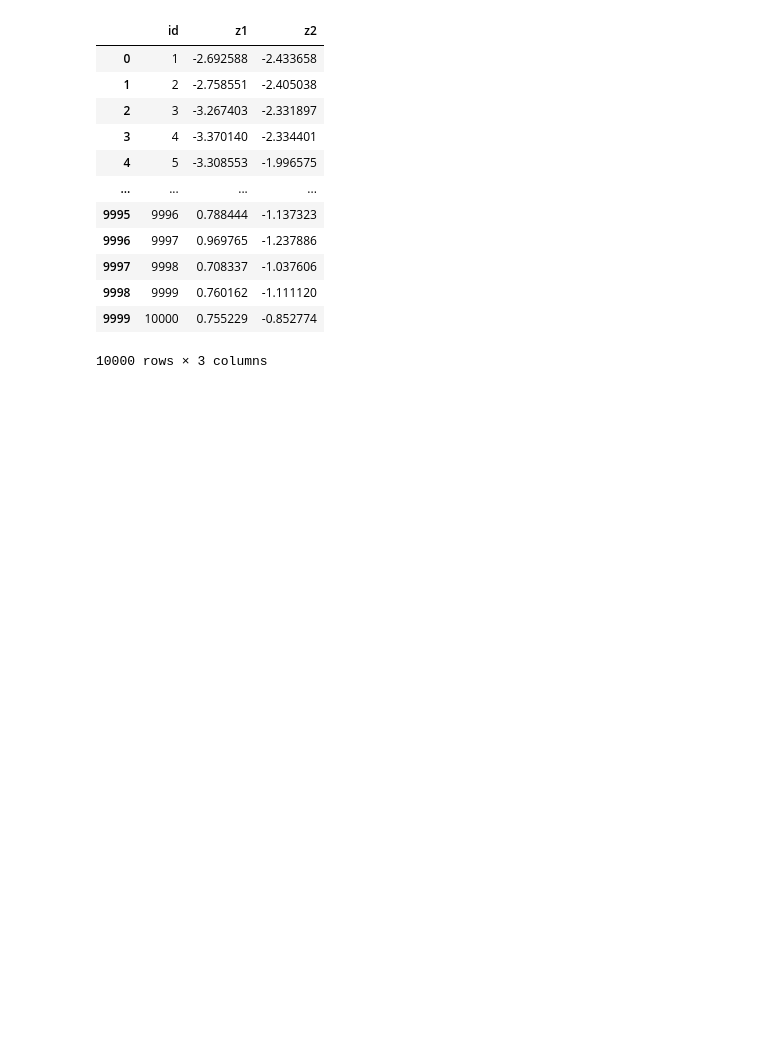
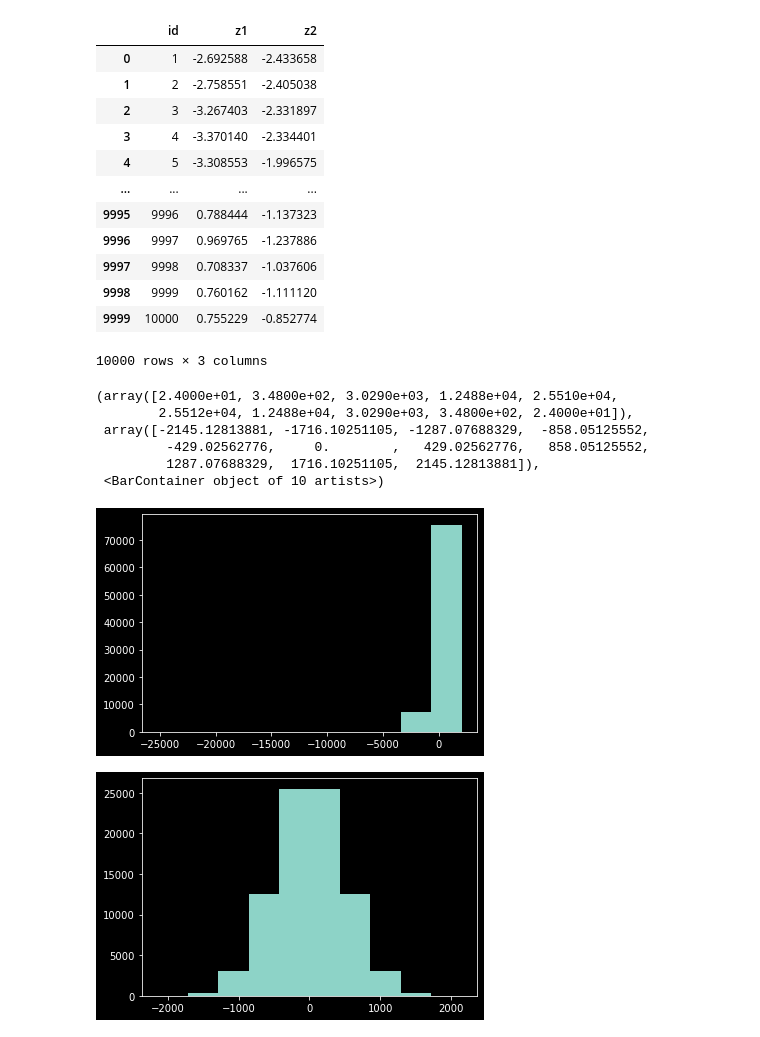
Before and after one commit to Chaudry24/kaust22, a Jupyter notebook: plotting.ipynb, the cells around one changed output. Saved outputs shown, nothing was run; the diff lists cells and outputs as text; code cells hidden in the pictures; blank space fills up the shorter version.

Commit message:
plots to visualize results

```diff
--- a/plotting.ipynb
+++ b/plotting.ipynb
@@ -174,3 +174,29 @@ preds_d1_d2
 # %%
 # save the predictions as csv
 preds_d1_d2.to_csv("./results/data_preds.csv", index=False)
+# %%
+with open("./data-competition-1a/train_x1.npy", mode='rb') as file:
+    train_x = np.load(file)
+with open("./data-competition-1a/train_y1.npy", mode='rb') as file:
+    train_y = np.load(file)
+
+#plt.scatter(x=train_x[:, 0], y=train_x[:, 1], c=train_y)
+fft_z = np.fft.fft(train_y)
+
+plt.figure()
+# plt.scatter(x=train_x[:, 0], y=train_x[:, 1], c=np.real(fft_z), cmap='jet')
+# plt.colorbar()
+plt.hist(np.real(fft_z))
+plt.figure()
+# plt.scatter(x=train_x[:, 0], y=train_x[:, 1], c=np.imag(fft_z), s=0.1)
+# plt.colorbar()
+plt.hist(np.imag(fft_z))
+# %% [output]
+(array([2.4000e+01, 3.4800e+02, 3.0290e+03, 1.2488e+04, 2.5510e+04,
+        2.5512e+04, 1.2488e+04, 3.0290e+03, 3.4800e+02, 2.4000e+01]),
+ array([-2145.12813881, -1716.10251105, -1287.07688329,  -858.05125552,
+         -429.02562776,     0.        ,   429.02562776,   858.05125552,
+         1287.07688329,  1716.10251105,  2145.12813881]),
+ <BarContainer object of 10 artists>)
+[figure, added]
+[figure, added]
```
Also changed, not shown: parts of 3 cells of this notebook.
